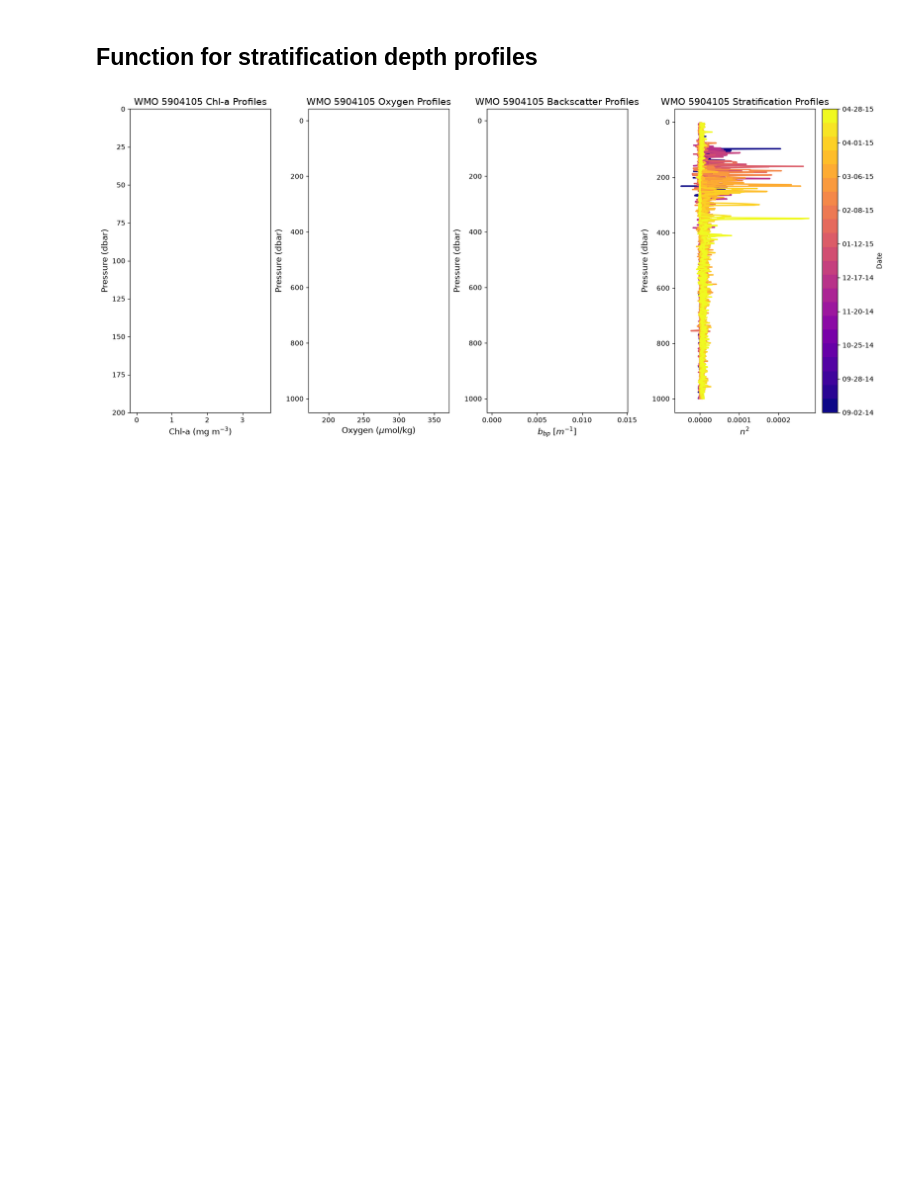
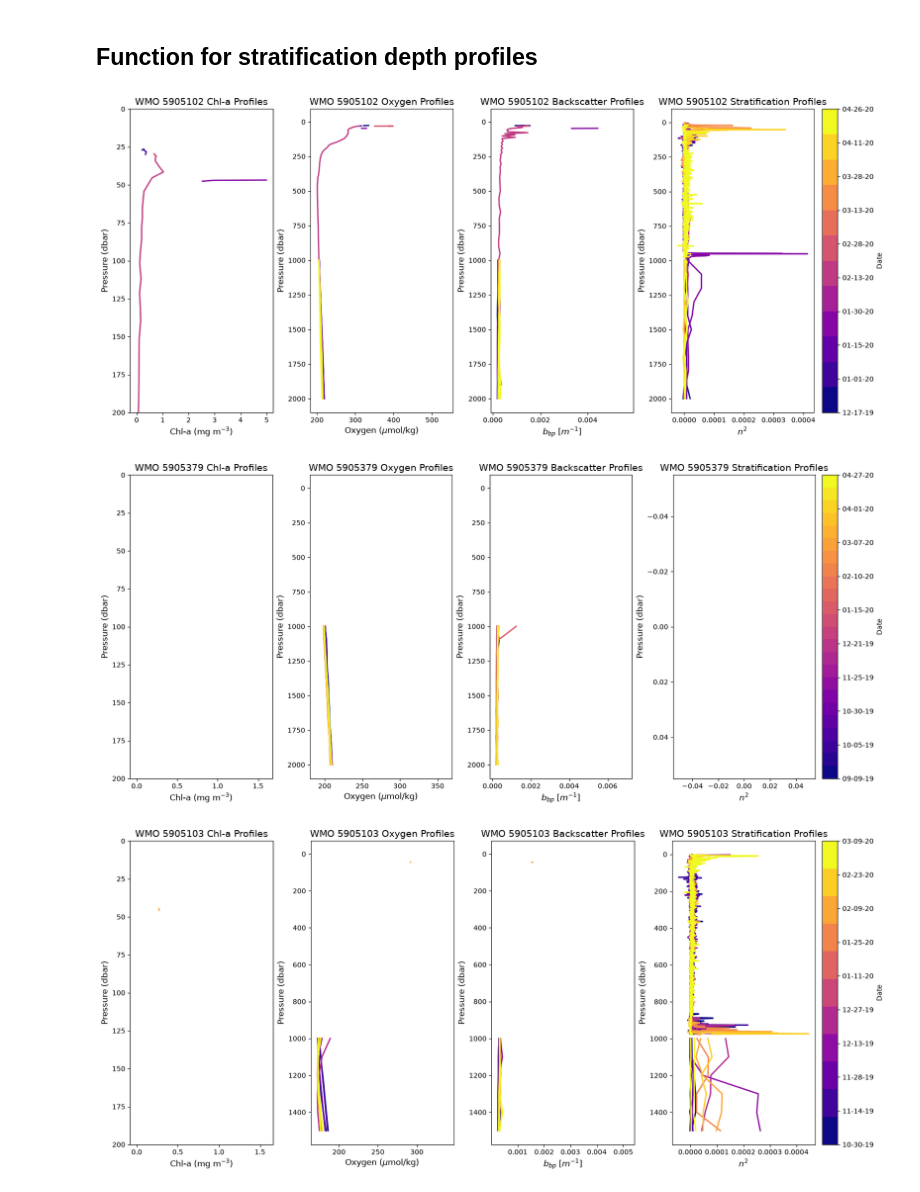
Before and after one commit to Lilah-Asalie/IBIS_Project, a Jupyter notebook: New_depth_nsq.ipynb, the cells around one changed output. Drawn from its saved outputs; the diff is of its cells as text; code cells hidden in the pictures; blank space fills up the shorter version.

```diff
--- a/New_depth_nsq.ipynb
+++ b/New_depth_nsq.ipynb
@@ -101,32 +98,36 @@ def prof_yr(df, season, WMOID):
     ax.set_title(f'WMO {str(WMOID)} Backscatter Profiles', fontsize=14)
 
     # Stratification profile ---------------------------------------------------------------------
     ax = fig.add_subplot(144)
     for cycle, group in df.groupby('CYCLE_NUMBER'):
         date_val = mdates.date2num(group['DATE'].iloc[0])
         color = cmap(norm(date_val))
         ax.plot(group['nsq'], group['PRES_ADJUSTED'], color=color, lw=2)
 
     # ax.set_ylim(0, 1000)
     ax.invert_yaxis()
     ax.set_xlabel(r'$n^{2}$', fontsize=12)
     ax.set_ylabel('Pressure (dbar)', fontsize=12)
     ax.set_title(f'WMO {str(WMOID)} Stratification Profiles', fontsize=14)
 
     #add colorbar
     sm = cm.ScalarMappable(norm=norm, cmap=cmap)
     sm.set_array([])
     cbar = fig.colorbar(sm, ax=ax, orientation='vertical', label='Date')
 
     tick_locs = np.linspace(date_nums.min(), date_nums.max(), 10)
     cbar.set_ticks(tick_locs)
     cbar.ax.yaxis.set_major_formatter(mdates.DateFormatter('%m-%d-%y'))
     plt.show()
 
     #save profile
     # fig.savefig(f'/Users/lilah/Documents/IBIS_Project/Figures/float_trajectories_depth{season}.png') #uncomment for lilah
     # fig.savefig(f'/Users/steviewalker/Documents/IBIS_Project/Figures/chla_profile_timeseries_WMO{WMOID}_{season}.png') #uncomment for stevie
 
-prof_yr(df = df_new, season = '2014-2015', WMOID = 5904105)
+prof_yr(df = df_new, season = '2019-2020', WMOID = 5905102)
+prof_yr(df = df_new, season = '2019-2020', WMOID = 5905379)
+prof_yr(df = df_new, season = '2019-2020', WMOID = 5905103)
 # %% [output]
-[figure, old version]
+[figure, new version]
+[figure, added]
+[figure, added]
```
Also changed, not shown: parts of 4 cells of this notebook.
